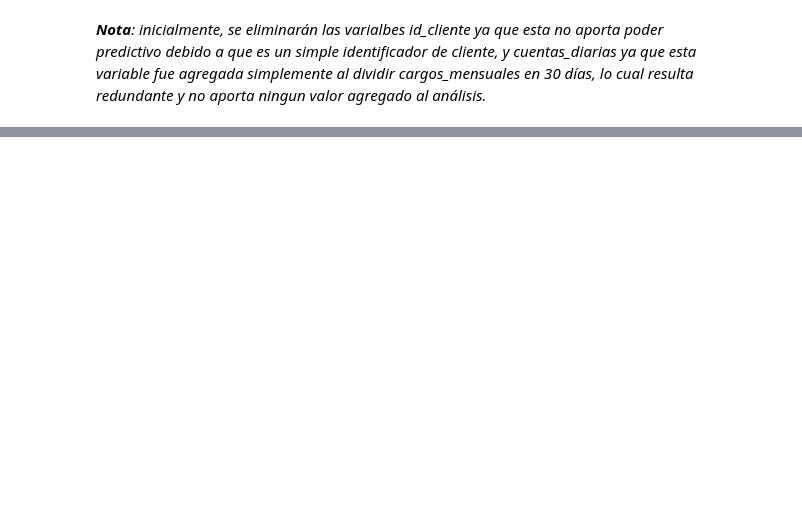
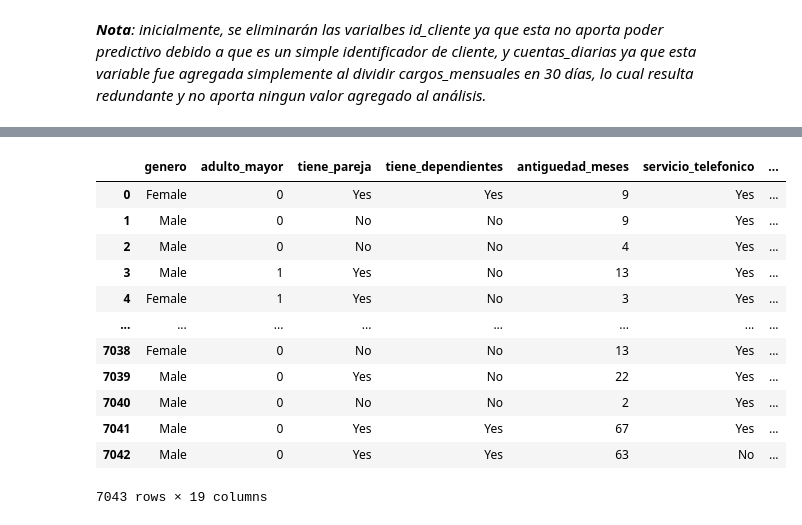
Before and after one commit to Nataliahfk/TELECOM-X---PARTE-2, a Jupyter notebook: TelecomX_SegundaParte.ipynb, the cells around one changed output, grey strips where cells are left out. Saved outputs shown, nothing was run; the diff lists cells and outputs as text; code cells hidden in the pictures; blank space fills up the shorter version.

```diff
--- a/TelecomX_SegundaParte.ipynb
+++ b/TelecomX_SegundaParte.ipynb
@@ -116,0 +191,33 @@ Estadísticas variables categóricas:
+# %%
+# para crear uno nuevo
+datos_clean = datos.copy()
+
+# === Etapa 1: Agrupar "No internet service" como "No"
+cols_to_fix = ['servicio_internet', 'seguridad_en_linea',
+               'respaldo_en_linea', 'proteccion_dispositivo', 'soporte_tecnico',
+               'streaming_tv', 'streaming_peliculas']
+
+for col in cols_to_fix:
+    datos_clean[col] = datos_clean[col].replace('No internet service', 'No')
+
+datos = datos_clean
+# %%
+# separo en variales explicativas que es la X y mi variable dependiente que es y
+X = datos.drop('cancelacion', axis=1)
+y = datos['cancelacion']
+# %%
+X
+# %% [output]
+|  | genero | adulto_mayor | tiene_pareja | tiene_dependientes | antiguedad_meses | servicio_telefonico | ... |
+| 0 | Female | 0 | Yes | Yes | 9 | Yes | ... |
+| 1 | Male | 0 | No | No | 9 | Yes | ... |
+| 2 | Male | 0 | No | No | 4 | Yes | ... |
+| 3 | Male | 1 | Yes | No | 13 | Yes | ... |
+| 4 | Female | 1 | Yes | No | 3 | Yes | ... |
+| ... | ... | ... | ... | ... | ... | ... | ... |
+| 7038 | Female | 0 | No | No | 13 | Yes | ... |
+| 7039 | Male | 0 | Yes | No | 22 | Yes | ... |
+| 7040 | Male | 0 | No | No | 2 | Yes | ... |
+| 7041 | Male | 0 | Yes | Yes | 67 | Yes | ... |
+| 7042 | Male | 0 | Yes | Yes | 63 | No | ... |
+7043 rows × 19 columns
```
Also changed, not shown: parts of 37 cells of this notebook.
